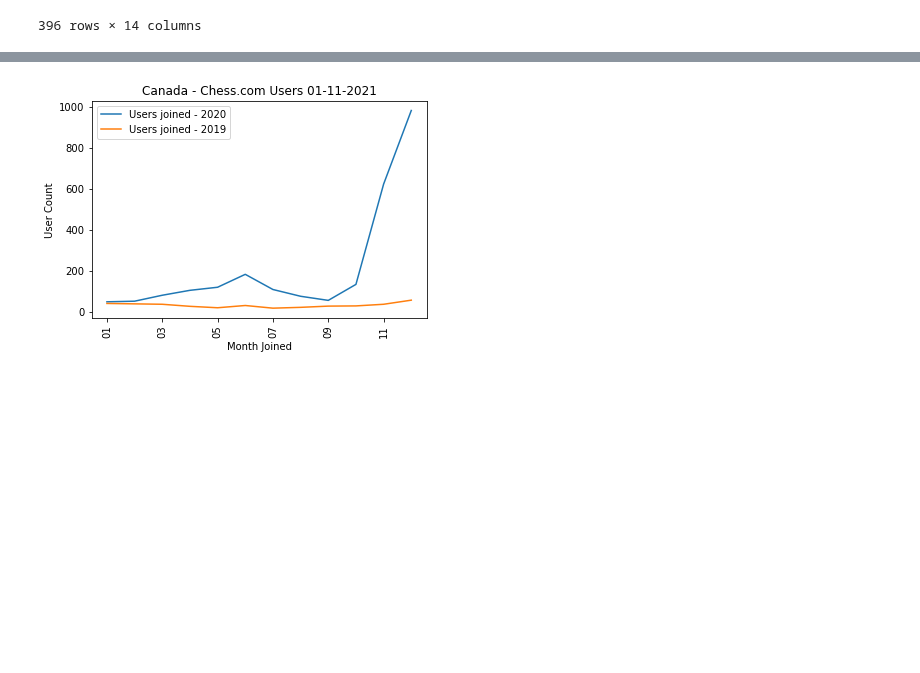
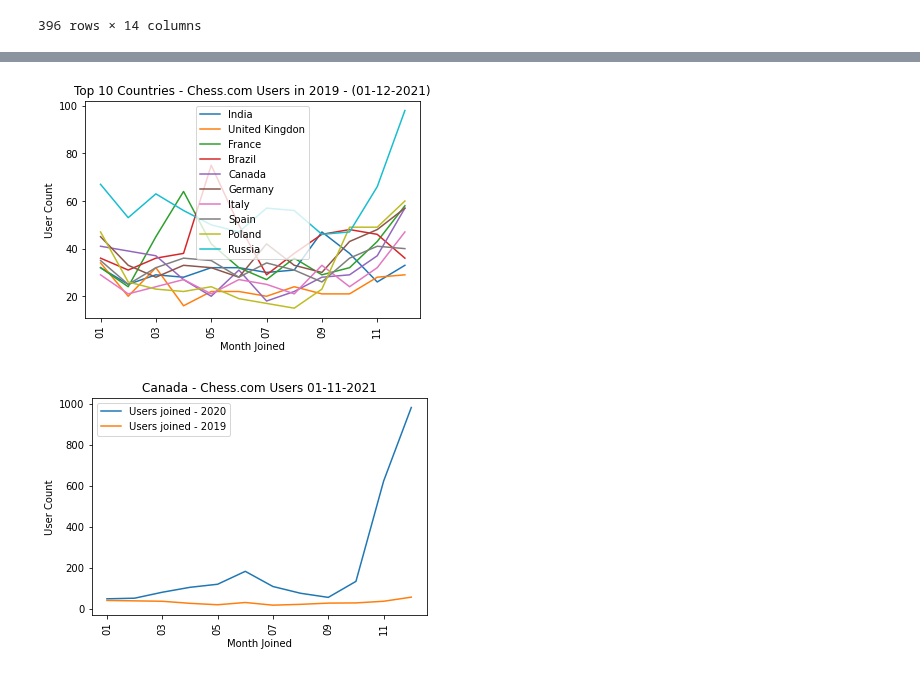
Before and after one commit to melissamonroe/who-plays-chess, a Jupyter notebook: ChessDetailsPy.ipynb, the cells around one changed output, grey strips where cells are left out. Saved outputs shown, nothing was run; the diff lists cells and outputs as text; code cells hidden in the pictures; blank space fills up the shorter version.

```diff
--- a/ChessDetailsPy.ipynb
+++ b/ChessDetailsPy.ipynb
@@ -439,3 +672,27 @@ groupby_yearmonth_2019_TR_count_df = groupby_yearmonth_2019_TR["joined_month"].c
+# %%
+groupby_yearmonth_2019_IN_count_df.plot()
+groupby_yearmonth_2019_GB_count_df.plot()
+groupby_yearmonth_2019_FR_count_df.plot()
+groupby_yearmonth_2019_BR_count_df.plot()
+groupby_yearmonth_2019_CA_count_df.plot()
+groupby_yearmonth_2019_DE_count_df.plot()
+groupby_yearmonth_2019_IT_count_df.plot()
+groupby_yearmonth_2019_ES_count_df.plot()
+groupby_yearmonth_2019_PL_count_df.plot()
+groupby_yearmonth_2019_RU_count_df.plot()
+
+
+file_created_datetime_CA = time.strftime('%m-%d-%Y', time.localtime(os.path.getctime(output_data_player_details_CA)))
+
+plt.xticks(rotation=90)
+plt.ylabel("User Count")
+plt.xlabel("Month Joined")
+plt.title(f"Top 10 Countries - Chess.com Users in 2019 - ({file_created_datetime_CA})")
+plt.legend(['India', 'United Kingdon', 'France', 'Brazil', 'Canada', 'Germany', 'Italy', 'Spain', 'Poland', 'Russia'])
+
+plt.show()
+# %% [output]
+[figure, added]
 # %%
 groupby_yearmonth_2020_CA_count_df.plot()
 groupby_yearmonth_2019_CA_count_df.plot()
```
Also changed, not shown: parts of 14 cells of this notebook, 1 other file.
